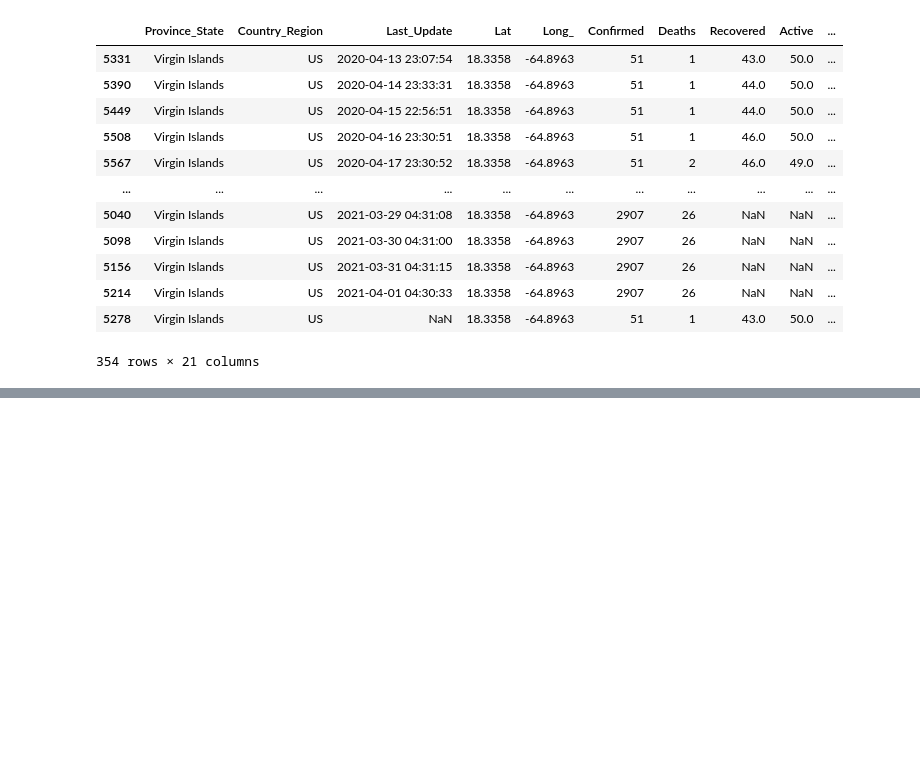
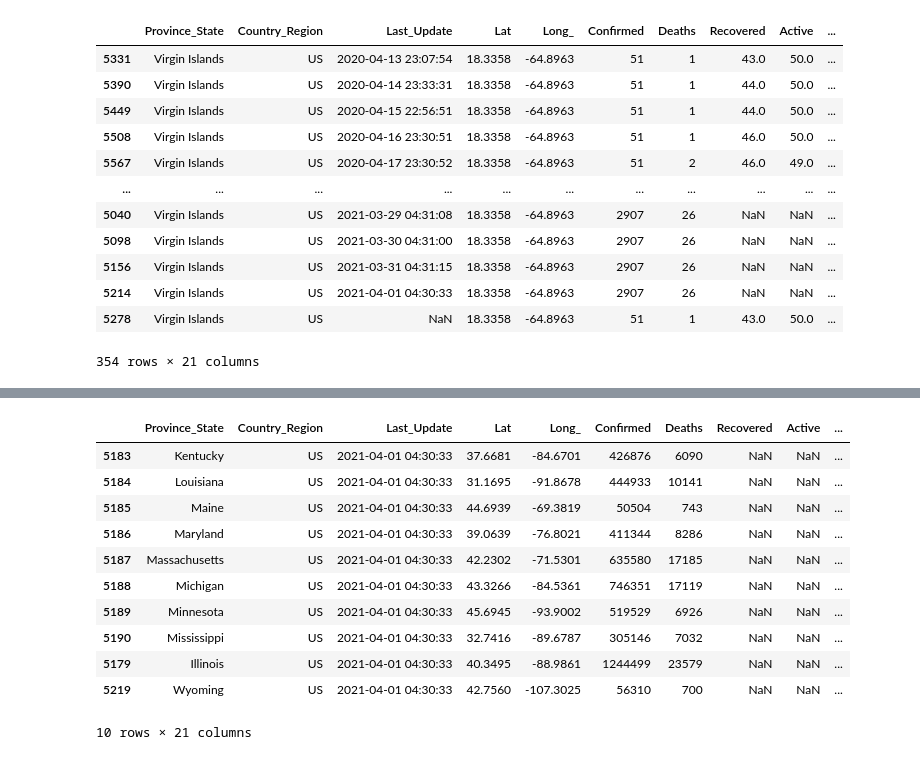
Before and after one commit to amichaelsen/COVID_project, a Jupyter notebook: analysis/anya_eda_daily_reports.ipynb, the cells around one changed output, grey strips where cells are left out. Saved outputs shown, nothing was run; the diff lists cells and outputs as text; code cells hidden in the pictures; blank space fills up the shorter version.

```diff
--- a/analysis/anya_eda_daily_reports.ipynb
+++ b/analysis/anya_eda_daily_reports.ipynb
@@ -33,4 +33,5 @@ daily_reports.sample(5)
 # %%
-daily_reports['Date_Last_Update'] = pd.to_datetime(pd.to_datetime(daily_reports.loc[:,'Last_Update']).dt.date)
-daily_reports['Date_Last_Update'].describe(datetime_is_numeric=True)
+daily_reports['US_Eastern_Last_Update'] = pd.to_datetime(daily_reports.loc[:,'Last_Update'], utc=True).dt.tz_convert('US/Eastern')
+daily_reports['Date_Last_Update'] = daily_reports['US_Eastern_Last_Update'].dt.date
+daily_reports[['Province_State','Last_Update','US_Eastern_Last_Update','Date_Last_Update']].sample(10)
 # %% [output]
@@ -398,0 +412,9 @@ daily_reports[daily_reports['Province_State']=='Virgin Islands'].sort_values(by=
+# %%
+excluded_regions = ['Northern Mariana Islands', 'Puerto Rico', 'Virgin Islands', 'American Samoa', # territories
+                    'Diamond Princess', 'Grand Princess', 'Guam', 'Recovered', # other
+                    'Alaska', 'Hawaii'] # non continuous states
+continguous_US = list(set(list(daily_reports['Province_State'].unique())) - set(excluded_regions))
+assert len(continguous_US) == 49 # 50 states + DC - Hawaii, Alaska
+
+cont_daily_reports = daily_reports[daily_reports['Province_State'].isin(continguous_US)]
+cont_daily_reports.head()
@@ -398,0 +567,15 @@ daily_reports[daily_reports['Province_State']=='Virgin Islands'].sort_values(by=
+# %%
+cont_daily_reports.sort_values(by='Date_Last_Update').tail(10)
+# %% [output]
+|  | Province_State | Country_Region | Last_Update | Lat | Long_ | Confirmed | Deaths | Recovered | Active | ... |
+| 5183 | Kentucky | US | 2021-04-01 04:30:33 | 37.6681 | -84.6701 | 426876 | 6090 | NaN | NaN | ... |
+| 5184 | Louisiana | US | 2021-04-01 04:30:33 | 31.1695 | -91.8678 | 444933 | 10141 | NaN | NaN | ... |
+| 5185 | Maine | US | 2021-04-01 04:30:33 | 44.6939 | -69.3819 | 50504 | 743 | NaN | NaN | ... |
+| 5186 | Maryland | US | 2021-04-01 04:30:33 | 39.0639 | -76.8021 | 411344 | 8286 | NaN | NaN | ... |
+| 5187 | Massachusetts | US | 2021-04-01 04:30:33 | 42.2302 | -71.5301 | 635580 | 17185 | NaN | NaN | ... |
+| 5188 | Michigan | US | 2021-04-01 04:30:33 | 43.3266 | -84.5361 | 746351 | 17119 | NaN | NaN | ... |
+| 5189 | Minnesota | US | 2021-04-01 04:30:33 | 45.6945 | -93.9002 | 519529 | 6926 | NaN | NaN | ... |
+| 5190 | Mississippi | US | 2021-04-01 04:30:33 | 32.7416 | -89.6787 | 305146 | 7032 | NaN | NaN | ... |
+| 5179 | Illinois | US | 2021-04-01 04:30:33 | 40.3495 | -88.9861 | 1244499 | 23579 | NaN | NaN | ... |
+| 5219 | Wyoming | US | 2021-04-01 04:30:33 | 42.7560 | -107.3025 | 56310 | 700 | NaN | NaN | ... |
+10 rows × 21 columns
```
Also changed, not shown: parts of 21 cells of this notebook, 2 other files.
